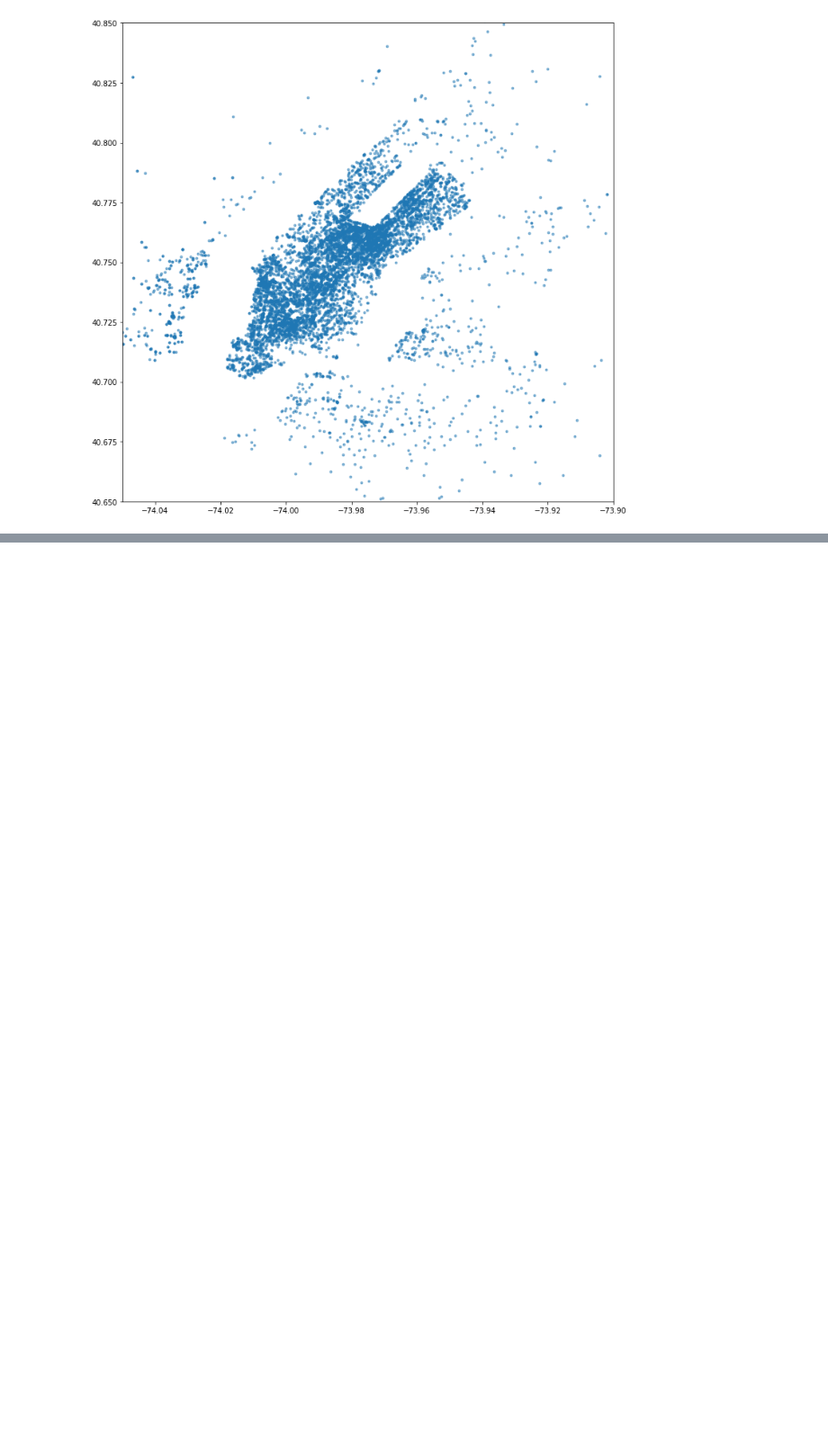
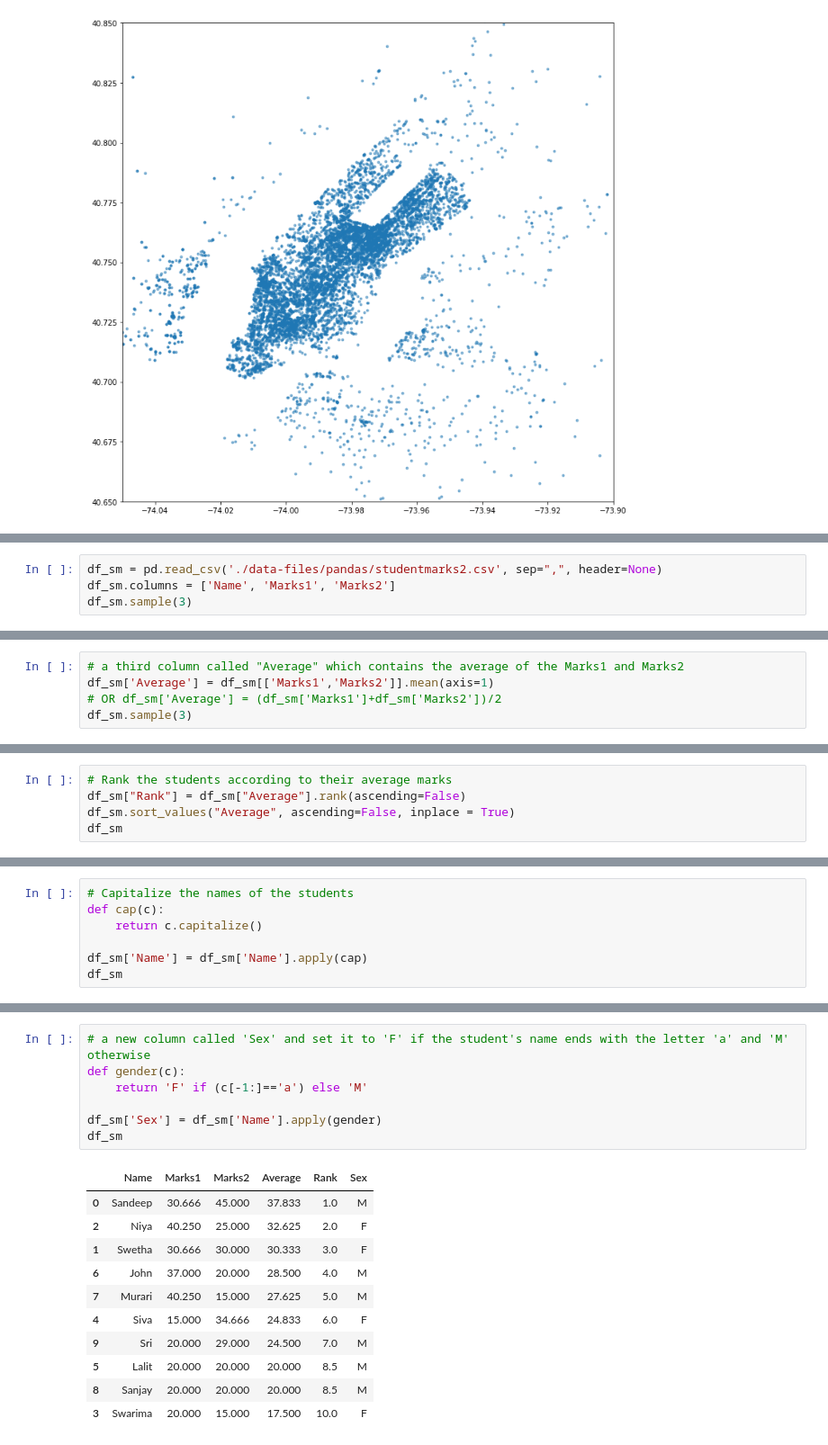
Before and after one commit to gridl/python-examples, a Jupyter notebook: pandas-samples.ipynb, the cells around one changed output, grey strips where cells are left out. Shown at 90% size. Cells and saved outputs as stored; diff of their text form; blank space fills up the shorter version.

Commit message:
Pandas Basics and Sample updated
Pandas Basics and Sample updated

```diff
--- a/pandas-samples.ipynb
+++ b/pandas-samples.ipynb
@@ -122,0 +252,4 @@ plt.ylim(40.65, 40.85)
+# %%
+df_sm = pd.read_csv('./data-files/pandas/studentmarks2.csv', sep=",", header=None)
+df_sm.columns = ['Name', 'Marks1', 'Marks2']
+df_sm.sample(3)
@@ -122,0 +261,5 @@ plt.ylim(40.65, 40.85)
+# %%
+# a third column called "Average" which contains the average of the Marks1 and Marks2
+df_sm['Average'] = df_sm[['Marks1','Marks2']].mean(axis=1)
+# OR df_sm['Average'] = (df_sm['Marks1']+df_sm['Marks2'])/2
+df_sm.sample(3)
@@ -122,0 +271,5 @@ plt.ylim(40.65, 40.85)
+# %%
+# Rank the students according to their average marks
+df_sm["Rank"] = df_sm["Average"].rank(ascending=False)
+df_sm.sort_values("Average", ascending=False, inplace = True)
+df_sm
@@ -122,0 +297,7 @@ plt.ylim(40.65, 40.85)
+# %%
+# Capitalize the names of the students
+def cap(c):
+    return c.capitalize()
+
+df_sm['Name'] = df_sm['Name'].apply(cap)
+df_sm
@@ -122,0 +316,19 @@ plt.ylim(40.65, 40.85)
+# %%
+# a new column called 'Sex' and set it to 'F' if the student's name ends with the letter 'a' and 'M' otherwise
+def gender(c):
+    return 'F' if (c[-1:]=='a') else 'M'
+
+df_sm['Sex'] = df_sm['Name'].apply(gender)
+df_sm
+# %% [output]
+|  | Name | Marks1 | Marks2 | Average | Rank | Sex |
+| 0 | Sandeep | 30.666 | 45.000 | 37.833 | 1.0 | M |
+| 2 | Niya | 40.250 | 25.000 | 32.625 | 2.0 | F |
+| 1 | Swetha | 30.666 | 30.000 | 30.333 | 3.0 | F |
+| 6 | John | 37.000 | 20.000 | 28.500 | 4.0 | M |
+| 7 | Murari | 40.250 | 15.000 | 27.625 | 5.0 | M |
+| 4 | Siva | 15.000 | 34.666 | 24.833 | 6.0 | F |
+| 9 | Sri | 20.000 | 29.000 | 24.500 | 7.0 | M |
+| 5 | Lalit | 20.000 | 20.000 | 20.000 | 8.5 | M |
+| 8 | Sanjay | 20.000 | 20.000 | 20.000 | 8.5 | M |
+| 3 | Swarima | 20.000 | 15.000 | 17.500 | 10.0 | F |
```
Also changed, not shown: parts of 19 cells of this notebook, 16 other files.
